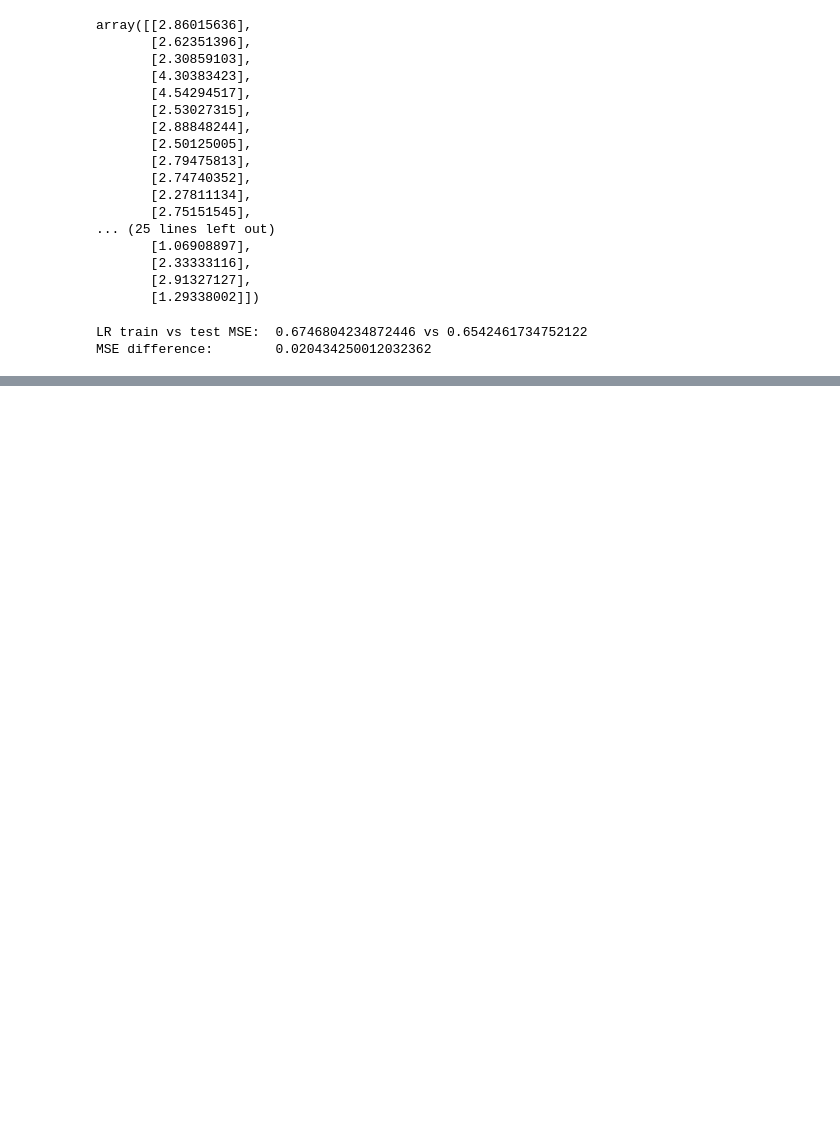
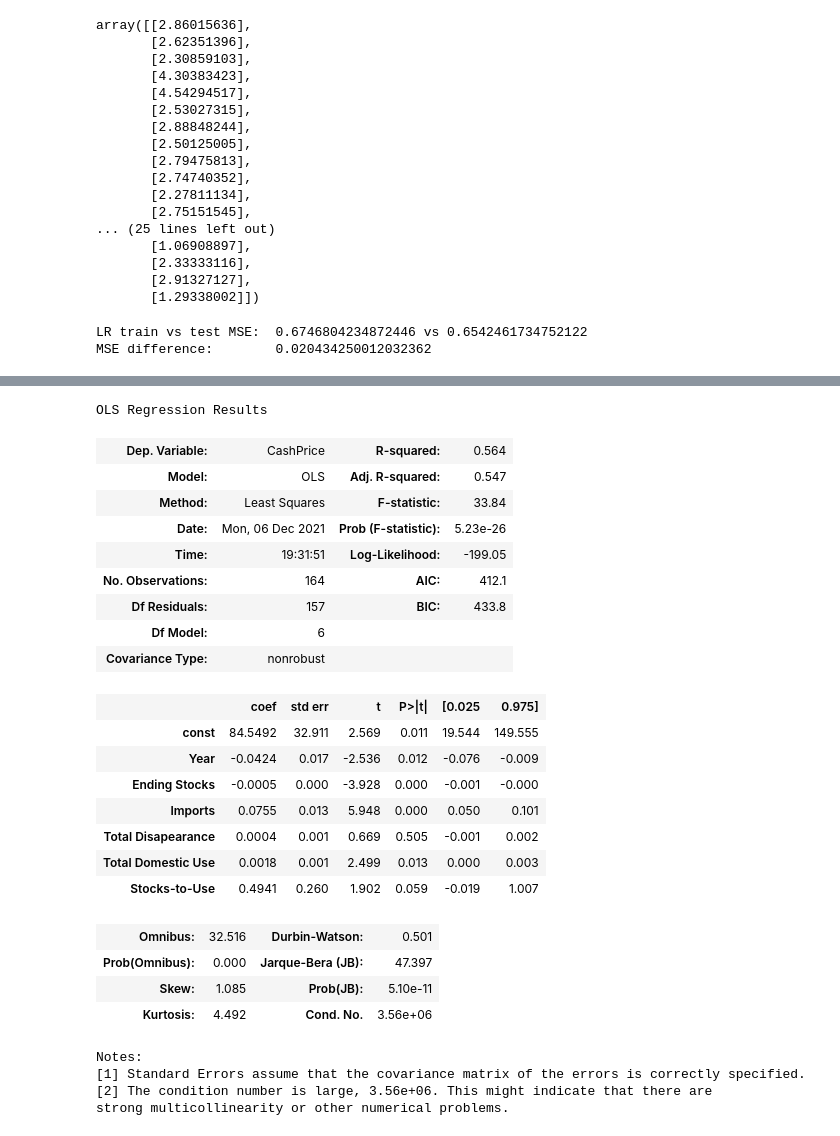
Before and after one commit to noahwhlim/CornCashPrices, a Jupyter notebook: DS 201 Team 18 Final Project.ipynb, the cells around one changed output, grey strips where cells are left out. Saved outputs shown, nothing was run; the diff lists cells and outputs as text; code cells hidden in the pictures; blank space fills up the shorter version.

```diff
--- a/DS 201 Team 18 Final Project.ipynb
+++ b/DS 201 Team 18 Final Project.ipynb
@@ -118,0 +222,33 @@ MSE difference:        0.020434250012032362
+# %%
+X4 = X3
+X4 = X4.drop(columns=['Total Supply'])
+model4 = sm.OLS(newcorn['CashPrice'], X4)
+results4 = model4.fit()
+results4.summary()
+# %% [output]
+OLS Regression Results
+| Dep. Variable: | CashPrice | R-squared: | 0.564 |
+| Model: | OLS | Adj. R-squared: | 0.547 |
+| Method: | Least Squares | F-statistic: | 33.84 |
+| Date: | Mon, 06 Dec 2021 | Prob (F-statistic): | 5.23e-26 |
+| Time: | 19:31:51 | Log-Likelihood: | -199.05 |
+| No. Observations: | 164 | AIC: | 412.1 |
+| Df Residuals: | 157 | BIC: | 433.8 |
+| Df Model: | 6 |  |  |
+| Covariance Type: | nonrobust |  |  |
+|  | coef | std err | t | P>|t| | [0.025 | 0.975] |
+| const | 84.5492 | 32.911 | 2.569 | 0.011 | 19.544 | 149.555 |
+| Year | -0.0424 | 0.017 | -2.536 | 0.012 | -0.076 | -0.009 |
+| Ending Stocks | -0.0005 | 0.000 | -3.928 | 0.000 | -0.001 | -0.000 |
+| Imports | 0.0755 | 0.013 | 5.948 | 0.000 | 0.050 | 0.101 |
+| Total Disapearance | 0.0004 | 0.001 | 0.669 | 0.505 | -0.001 | 0.002 |
+| Total Domestic Use | 0.0018 | 0.001 | 2.499 | 0.013 | 0.000 | 0.003 |
+| Stocks-to-Use | 0.4941 | 0.260 | 1.902 | 0.059 | -0.019 | 1.007 |
+| Omnibus: | 32.516 | Durbin-Watson: | 0.501 |
+| Prob(Omnibus): | 0.000 | Jarque-Bera (JB): | 47.397 |
+| Skew: | 1.085 | Prob(JB): | 5.10e-11 |
+| Kurtosis: | 4.492 | Cond. No. | 3.56e+06 |
+Notes:
+[1] Standard Errors assume that the covariance matrix of the errors is correctly specified.
+[2] The condition number is large, 3.56e+06. This might indicate that there are
+strong multicollinearity or other numerical problems.
```
Also changed, not shown: parts of 5 cells of this notebook.
